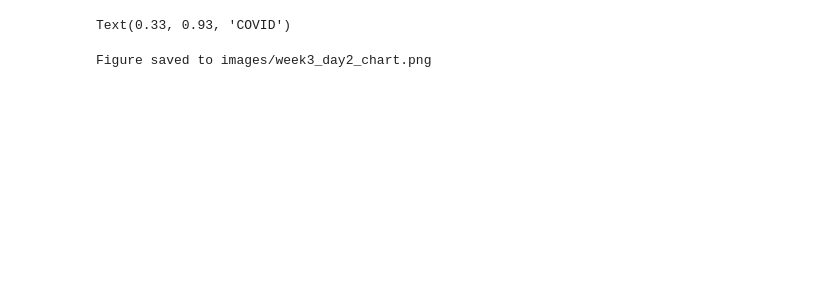
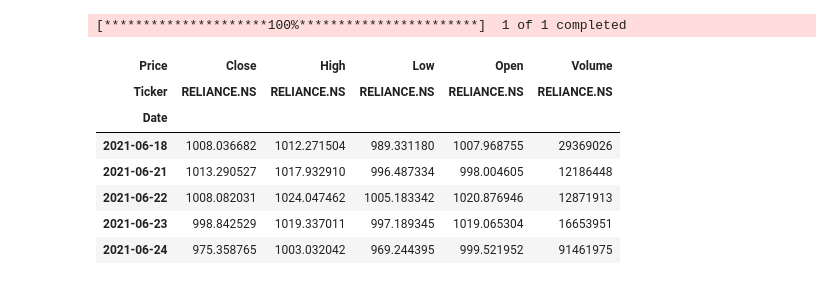
Before and after one commit to mohitsingh200/Ollosoft-ds-internship-mohit-, a Jupyter notebook: week03/Day02/day2_matplotlib_advanced.ipynb, the cells around one changed output. Cells and saved outputs as stored; diff of their text form; code cells hidden in the pictures; blank space fills up the shorter version.

```diff
--- a/week03/Day02/day2_matplotlib_advanced.ipynb
+++ b/week03/Day02/day2_matplotlib_advanced.ipynb
@@ -177,40 +159,36 @@ ax3.axvline(pd.Timestamp('2020-03-23'), color='red', lw=1, ls='--', alpha=0.7)
 # %%
 
-monthly_vol = df['Volume'].resample('ME').mean() / 1_000_000
-monthly_ret = df['Close'].resample('ME').last().pct_change()
+# monthly_vol = df['Volume'].resample('ME').mean() / 1_000_000
+# monthly_ret = df['Close'].resample('ME').last().pct_change()
 
-bar_colours = [
-    'green' if r >= 0 else 'red'
-    for r in monthly_ret.reindex(monthly_vol.index, fill_value=0)
-]
+# bar_colours = [
+#     'green' if r >= 0 else 'red'
+#     for r in monthly_ret.reindex(monthly_vol.index, fill_value=0)
+# ]
 
-ax4.bar(monthly_vol.index, monthly_vol,
-        width=20,
-        color=bar_colours,
-        alpha=0.75)
+# ax4.bar(monthly_vol.index, monthly_vol,
+#         width=20,
+#         color=bar_colours,
+#         alpha=0.75)
 
-ax4.set_title('④ Monthly Avg Volume', fontsize=10, fontweight='bold')
-ax4.set_ylabel('Volume (millions)')
-ax4.grid(True, alpha=0.3, axis='y')
+# ax4.set_title('④ Monthly Avg Volume', fontsize=10, fontweight='bold')
+# ax4.set_ylabel('Volume (millions)')
+# ax4.grid(True, alpha=0.3, axis='y')
 
-ax4.axvspan('2020-02-20', '2020-03-23', color='red', alpha=0.15)
-ax4.axvline(pd.Timestamp('2020-03-23'), color='red', lw=1, ls='--', alpha=0.7)
-ax4.text(0.33, 0.93, 'COVID',
-         transform=ax4.transAxes, fontsize=8, color='red', va='top')
+# ax4.axvspan('2020-02-20', '2020-03-23', color='red', alpha=0.15)
+# ax4.axvline(pd.Timestamp('2020-03-23'), color='red', lw=1, ls='--', alpha=0.7)
+# ax4.text(0.33, 0.93, 'COVID',
+#          transform=ax4.transAxes, fontsize=8, color='red', va='top')
-# %% [output]
-Text(0.33, 0.93, 'COVID')
 # %%
 
-fig.tight_layout(pad=3.0)
+# fig.tight_layout(pad=3.0)
 
 
-fig.savefig(
-    '../images/week3_day2_chart.png',
-    dpi=150,
-    bbox_inches='tight'
-)
+# fig.savefig(
+#     '../images/week3_day2_chart.png',
+#     dpi=150,
+#     bbox_inches='tight'
+# )
 
-print('Figure saved to images/week3_day2_chart.png')
-plt.show()
+# print('Figure saved to images/week3_day2_chart.png')
+# plt.show()
-# %% [output]
-Figure saved to images/week3_day2_chart.png
@@ -216,0 +200,18 @@ Figure saved to images/week3_day2_chart.png
+# %%
+reliance = yf.download(
+    "RELIANCE.NS",
+    period="5y",
+    auto_adjust=True
+)
+
+reliance.head()
+# %% [output]
+[*********************100%***********************]  1 of 1 completed
+| Price | Close | High | Low | Open | Volume |
+| Ticker | RELIANCE.NS | RELIANCE.NS | RELIANCE.NS | RELIANCE.NS | RELIANCE.NS |
+| Date |  |  |  |  |  |
+| 2021-06-18 | 1008.036682 | 1012.271504 | 989.331180 | 1007.968755 | 29369026 |
+| 2021-06-21 | 1013.290527 | 1017.932910 | 996.487334 | 998.004605 | 12186448 |
+| 2021-06-22 | 1008.082031 | 1024.047462 | 1005.183342 | 1020.876946 | 12871913 |
+| 2021-06-23 | 998.842529 | 1019.337011 | 997.189345 | 1019.065304 | 16653951 |
+| 2021-06-24 | 975.358765 | 1003.032042 | 969.244395 | 999.521952 | 91461975 |
```
Also changed, not shown: parts of 21 cells of this notebook, 2 other files.
